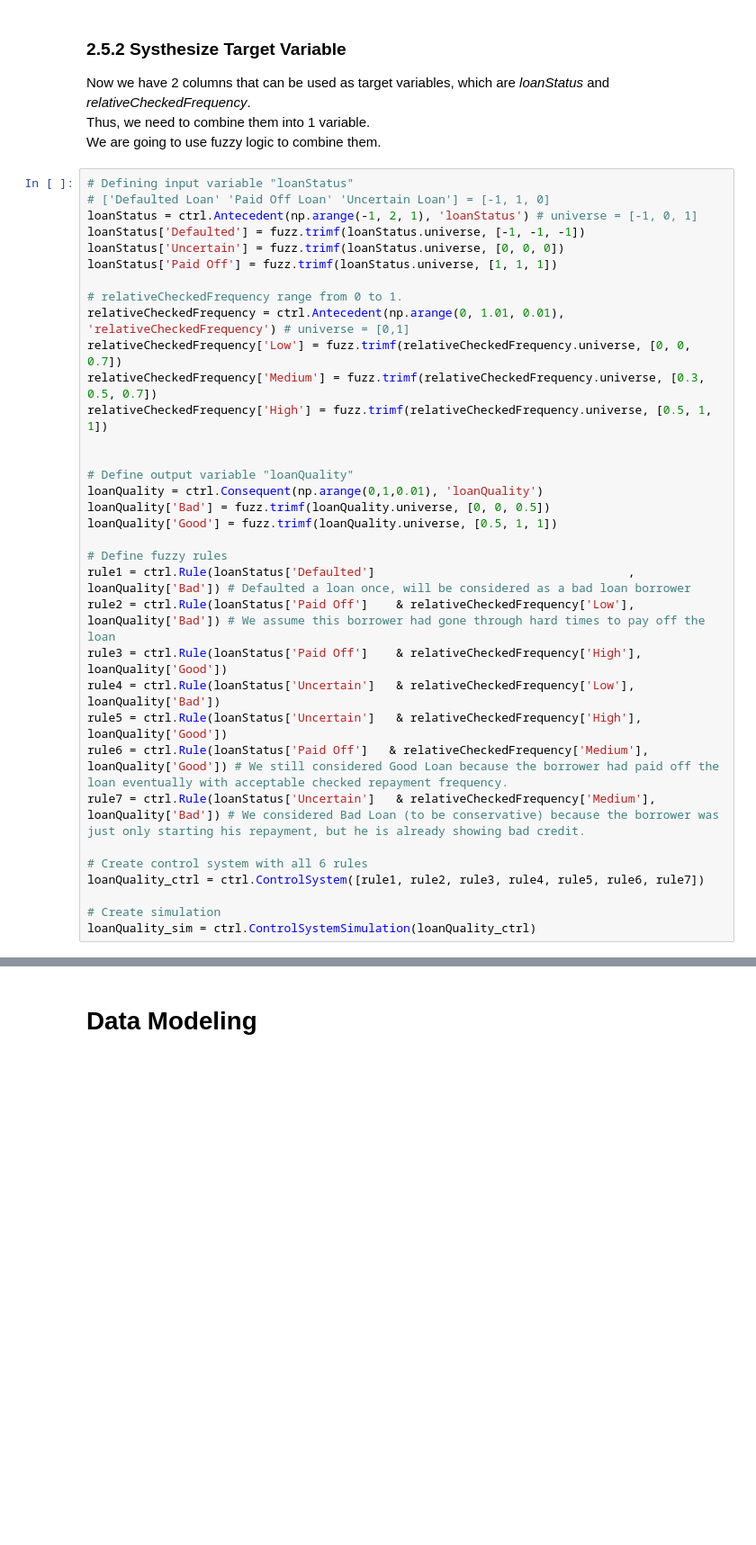
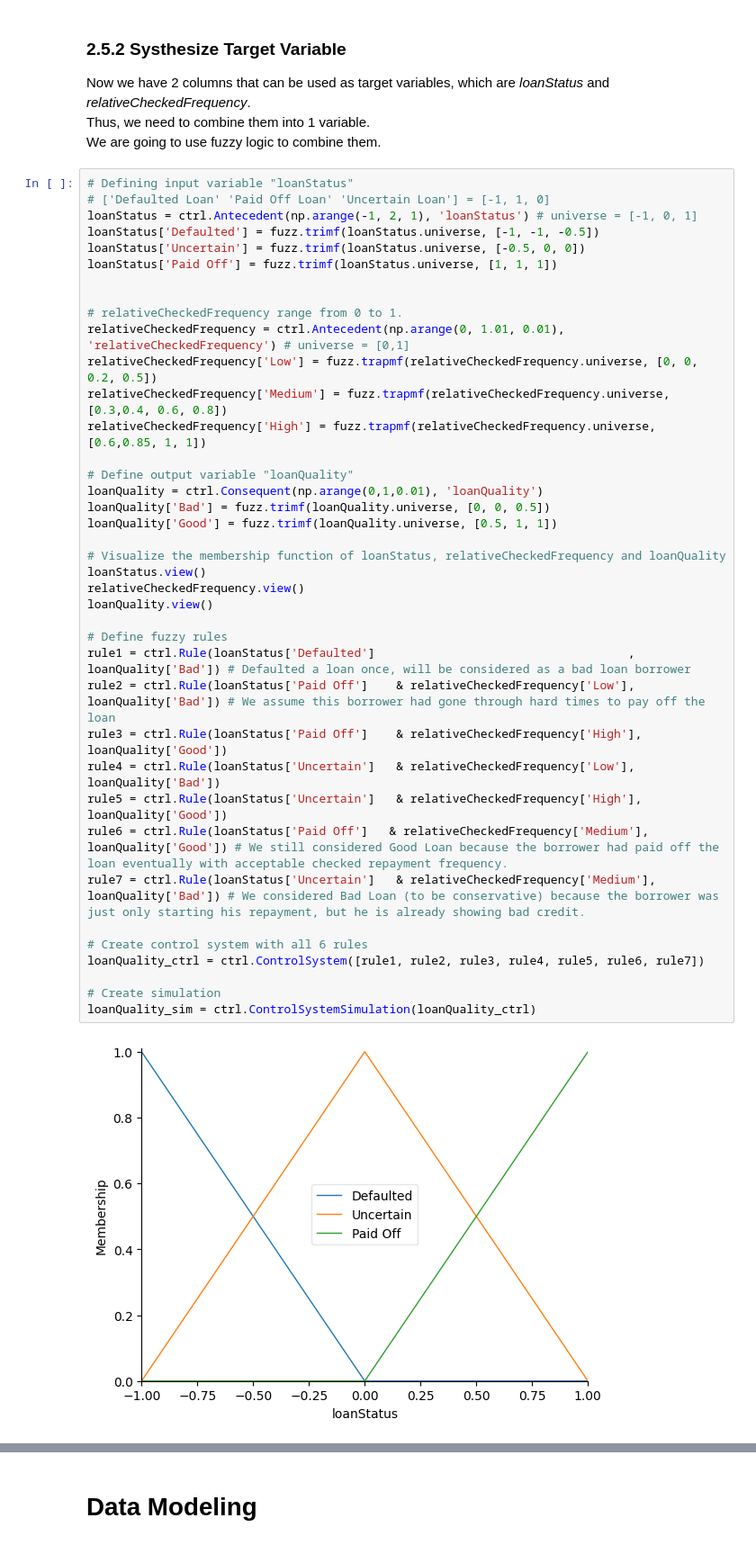
Before and after one commit to ahdeanlau/Credit_Score_Prediction, a Jupyter notebook: Exploratory_Data_analysis.ipynb, the cells around one changed output, grey strips where cells are left out. Shown at 90% size. Saved outputs shown, nothing was run; the diff lists cells and outputs as text; blank space fills up the shorter version.

```diff
--- a/Exploratory_Data_analysis.ipynb
+++ b/Exploratory_Data_analysis.ipynb
@@ -835,34 +848,41 @@ We are going to use fuzzy logic to combine them.
 # %%
 # Defining input variable "loanStatus"
 # ['Defaulted Loan' 'Paid Off Loan' 'Uncertain Loan'] = [-1, 1, 0]
 loanStatus = ctrl.Antecedent(np.arange(-1, 2, 1), 'loanStatus') # universe = [-1, 0, 1]
-loanStatus['Defaulted'] = fuzz.trimf(loanStatus.universe, [-1, -1, -1])
-loanStatus['Uncertain'] = fuzz.trimf(loanStatus.universe, [0, 0, 0])
+loanStatus['Defaulted'] = fuzz.trimf(loanStatus.universe, [-1, -1, -0.5])
+loanStatus['Uncertain'] = fuzz.trimf(loanStatus.universe, [-0.5, 0, 0])
 loanStatus['Paid Off'] = fuzz.trimf(loanStatus.universe, [1, 1, 1])
+
 
 # relativeCheckedFrequency range from 0 to 1.
 relativeCheckedFrequency = ctrl.Antecedent(np.arange(0, 1.01, 0.01), 'relativeCheckedFrequency') # universe = [0,1]
-relativeCheckedFrequency['Low'] = fuzz.trimf(relativeCheckedFrequency.universe, [0, 0, 0.7])
-relativeCheckedFrequency['Medium'] = fuzz.trimf(relativeCheckedFrequency.universe, [0.3, 0.5, 0.7])
-relativeCheckedFrequency['High'] = fuzz.trimf(relativeCheckedFrequency.universe, [0.5, 1, 1])
-
+relativeCheckedFrequency['Low'] = fuzz.trapmf(relativeCheckedFrequency.universe, [0, 0, 0.2, 0.5])
+relativeCheckedFrequency['Medium'] = fuzz.trapmf(relativeCheckedFrequency.universe, [0.3,0.4, 0.6, 0.8])
+relativeCheckedFrequency['High'] = fuzz.trapmf(relativeCheckedFrequency.universe, [0.6,0.85, 1, 1])
 
 # Define output variable "loanQuality"
 loanQuality = ctrl.Consequent(np.arange(0,1,0.01), 'loanQuality')
 loanQuality['Bad'] = fuzz.trimf(loanQuality.universe, [0, 0, 0.5])
 loanQuality['Good'] = fuzz.trimf(loanQuality.universe, [0.5, 1, 1])
+
+# Visualize the membership function of loanStatus, relativeCheckedFrequency and loanQuality
+loanStatus.view()
+relativeCheckedFrequency.view()
+loanQuality.view()
 
 # Define fuzzy rules
 rule1 = ctrl.Rule(loanStatus['Defaulted']                                    ,    loanQuality['Bad']) # Defaulted a loan once, will be considered as a bad loan borrower
 rule2 = ctrl.Rule(loanStatus['Paid Off']    & relativeCheckedFrequency['Low'],    loanQuality['Bad']) # We assume this borrower had gone through hard times to pay off the loan
 rule3 = ctrl.Rule(loanStatus['Paid Off']    & relativeCheckedFrequency['High'],   loanQuality['Good'])
 rule4 = ctrl.Rule(loanStatus['Uncertain']   & relativeCheckedFrequency['Low'],    loanQuality['Bad'])
 rule5 = ctrl.Rule(loanStatus['Uncertain']   & relativeCheckedFrequency['High'],   loanQuality['Good'])
 rule6 = ctrl.Rule(loanStatus['Paid Off']   & relativeCheckedFrequency['Medium'],    loanQuality['Good']) # We still considered Good Loan because the borrower had paid off the loan eventually with acceptable checked repayment frequency.
 rule7 = ctrl.Rule(loanStatus['Uncertain']   & relativeCheckedFrequency['Medium'],    loanQuality['Bad']) # We considered Bad Loan (to be conservative) because the borrower was just only starting his repayment, but he is already showing bad credit.
 
 # Create control system with all 6 rules
 loanQuality_ctrl = ctrl.ControlSystem([rule1, rule2, rule3, rule4, rule5, rule6, rule7])
 
 # Create simulation
 loanQuality_sim = ctrl.ControlSystemSimulation(loanQuality_ctrl)
+# %% [output]
+[figure, added]
```
Also changed, not shown: parts of 30 cells of this notebook.
